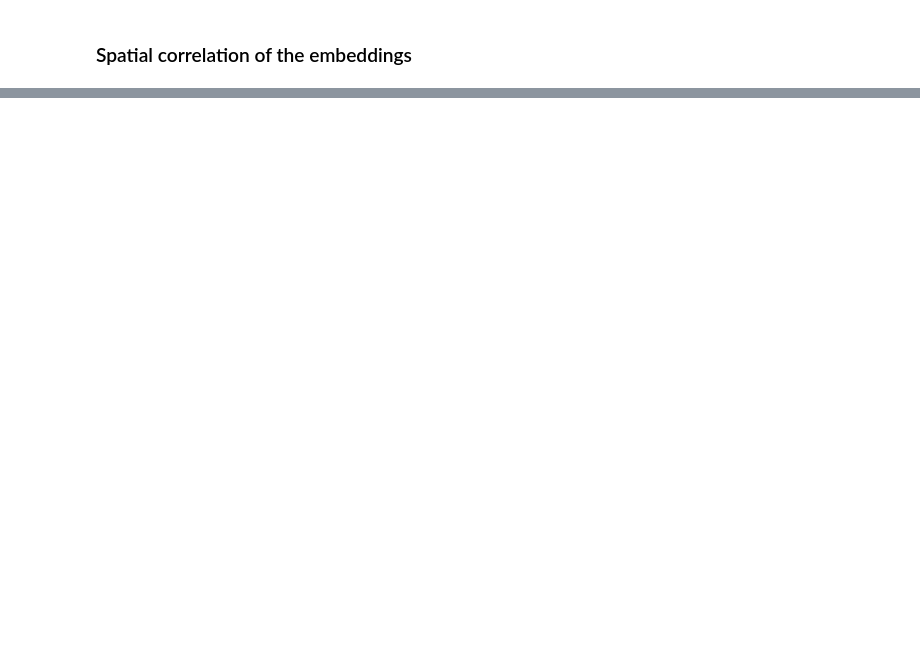
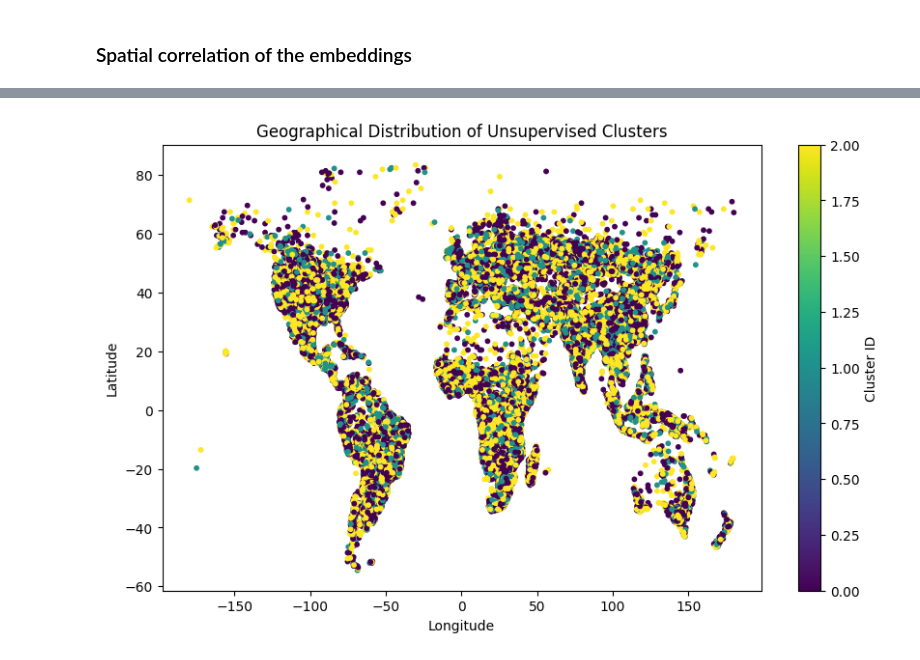
Before and after one commit to beatrizbsperes/embeddings_in_TorchGeo, a Jupyter notebook: embeddings.ipynb, the cells around one changed output, grey strips where cells are left out. Drawn from its saved outputs; the diff is of its cells as text; code cells hidden in the pictures; blank space fills up the shorter version.

Commit message:
Working but bad clusters.

```diff
--- a/embeddings.ipynb
+++ b/embeddings.ipynb
@@ -651,0 +547,9 @@ plt.show()
+# %%
+from sklearn.cluster import KMeans
+
+# 1. Clustering the embeddings (x is your (5302, 1024) array)
+kmeans = KMeans(n_clusters=3, random_state=42)
+cluster_labels = kmeans.fit_predict(x)
+
+# 2. Add clusters back to your bridge dataframe for mapping
+df_coords['cluster'] = cluster_labels
@@ -651,0 +572,12 @@ plt.show()
+# %%
+import matplotlib.pyplot as plt
+
+plt.figure(figsize=(10, 6))
+plt.scatter(df_coords['lon'], df_coords['lat'], c=df_coords['cluster'], cmap='viridis', s=10)
+plt.colorbar(label='Cluster ID')
+plt.title("Geographical Distribution of Unsupervised Clusters")
+plt.xlabel("Longitude")
+plt.ylabel("Latitude")
+plt.show()
+# %% [output]
+[figure, added]
```
Also changed, not shown: parts of 12 cells of this notebook.
